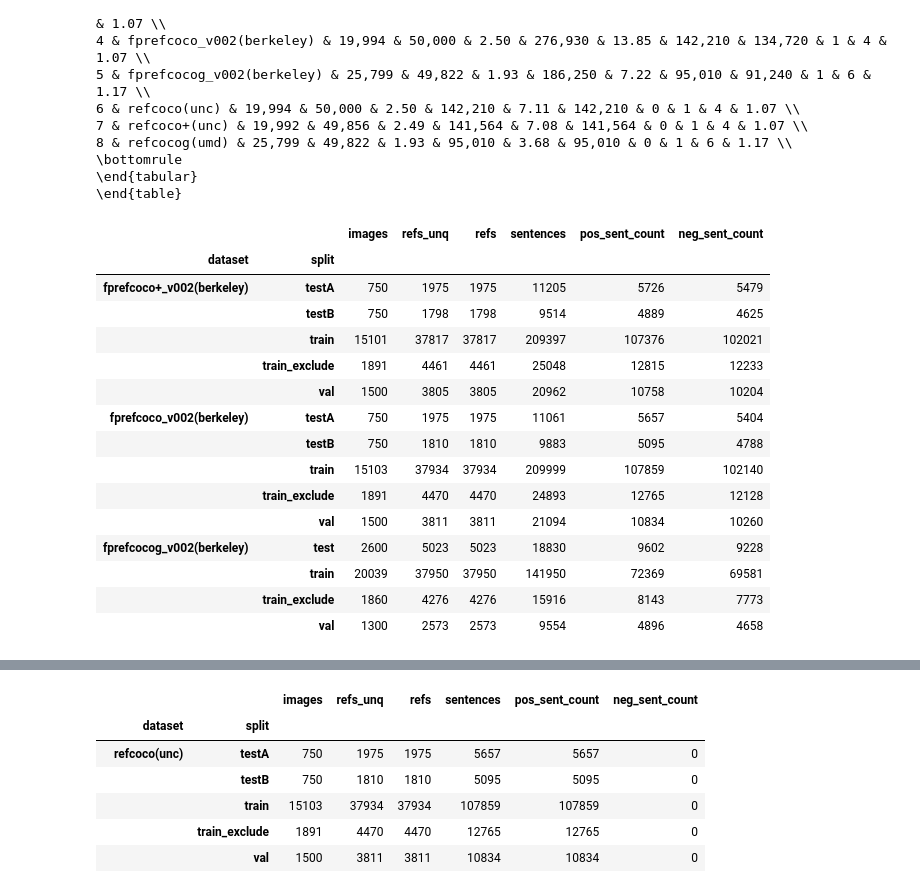
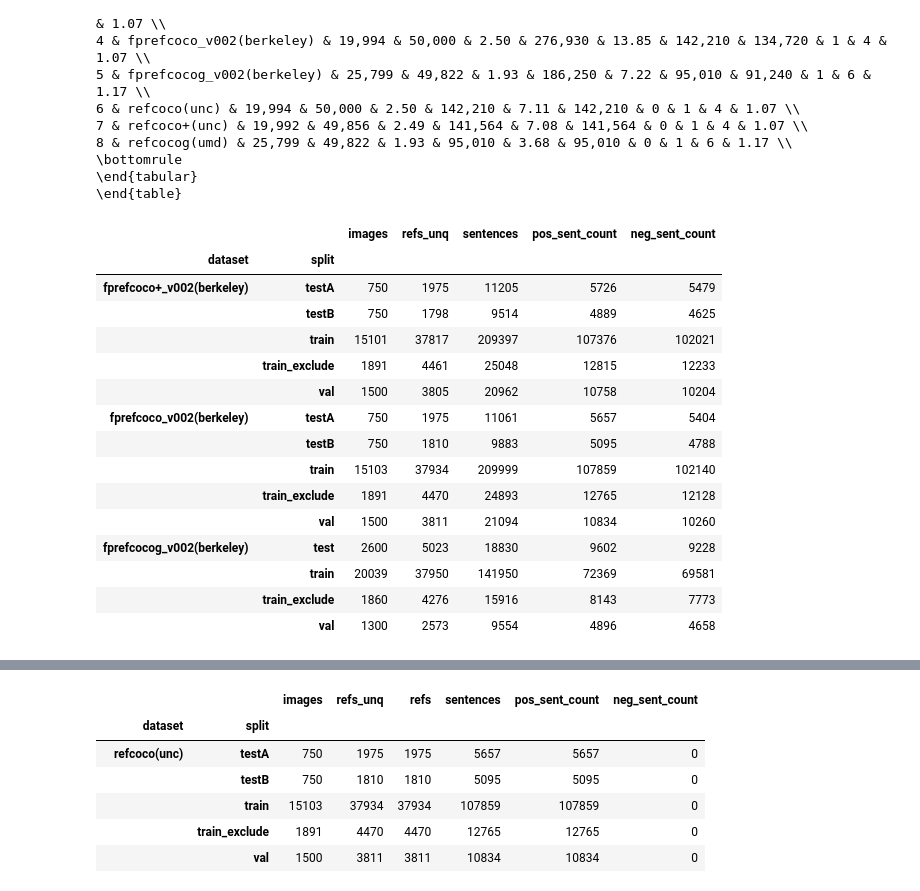
Before and after one commit to GiscardBiamby/cocobetter, a Jupyter notebook: PythonAPI/notebooks/ref_correct/ref_stats.ipynb, the cells around one changed output, grey strips where cells are left out. Drawn from its saved outputs; the diff is of its cells as text; code cells hidden in the pictures.

```diff
--- a/PythonAPI/notebooks/ref_correct/ref_stats.ipynb
+++ b/PythonAPI/notebooks/ref_correct/ref_stats.ipynb
@@ -572,28 +579,28 @@ print(df_summary.to_latex(formatters=[format_with_thousands_sep]*len(df_summary.
 \end{tabular}
 \end{table}
 # %%
-df_refs[df_refs.dataset.str.startswith("fprefcoco")].groupby(["dataset", "split"]).agg(
+df_fpref_splits = df_refs[df_refs.dataset.str.startswith("fprefcoco")].groupby(["dataset", "split"]).agg(
     images=("image_id", "nunique"),
     refs_unq=("ref_id", "nunique"),
-    refs=("ref_id", "count"),
     sentences=("sent_count", "sum"),
     pos_sent_count=("pos_sent_count", "sum"),
     neg_sent_count=("neg_sent_count", "sum"),
 )
+display(df_fpref_splits)
 # %% [output]
-|  |  | images | refs_unq | refs | sentences | pos_sent_count | neg_sent_count |
-| dataset | split |  |  |  |  |  |  |
-| fprefcoco+_v002(berkeley) | testA | 750 | 1975 | 1975 | 11205 | 5726 | 5479 |
-|  | testB | 750 | 1798 | 1798 | 9514 | 4889 | 4625 |
-|  | train | 15101 | 37817 | 37817 | 209397 | 107376 | 102021 |
-|  | train_exclude | 1891 | 4461 | 4461 | 25048 | 12815 | 12233 |
-|  | val | 1500 | 3805 | 3805 | 20962 | 10758 | 10204 |
-| fprefcoco_v002(berkeley) | testA | 750 | 1975 | 1975 | 11061 | 5657 | 5404 |
-|  | testB | 750 | 1810 | 1810 | 9883 | 5095 | 4788 |
-|  | train | 15103 | 37934 | 37934 | 209999 | 107859 | 102140 |
-|  | train_exclude | 1891 | 4470 | 4470 | 24893 | 12765 | 12128 |
-|  | val | 1500 | 3811 | 3811 | 21094 | 10834 | 10260 |
-| fprefcocog_v002(berkeley) | test | 2600 | 5023 | 5023 | 18830 | 9602 | 9228 |
-|  | train | 20039 | 37950 | 37950 | 141950 | 72369 | 69581 |
-|  | train_exclude | 1860 | 4276 | 4276 | 15916 | 8143 | 7773 |
-|  | val | 1300 | 2573 | 2573 | 9554 | 4896 | 4658 |
+|  |  | images | refs_unq | sentences | pos_sent_count | neg_sent_count |
+| dataset | split |  |  |  |  |  |
+| fprefcoco+_v002(berkeley) | testA | 750 | 1975 | 11205 | 5726 | 5479 |
+|  | testB | 750 | 1798 | 9514 | 4889 | 4625 |
+|  | train | 15101 | 37817 | 209397 | 107376 | 102021 |
+|  | train_exclude | 1891 | 4461 | 25048 | 12815 | 12233 |
+|  | val | 1500 | 3805 | 20962 | 10758 | 10204 |
+| fprefcoco_v002(berkeley) | testA | 750 | 1975 | 11061 | 5657 | 5404 |
+|  | testB | 750 | 1810 | 9883 | 5095 | 4788 |
+|  | train | 15103 | 37934 | 209999 | 107859 | 102140 |
+|  | train_exclude | 1891 | 4470 | 24893 | 12765 | 12128 |
+|  | val | 1500 | 3811 | 21094 | 10834 | 10260 |
+| fprefcocog_v002(berkeley) | test | 2600 | 5023 | 18830 | 9602 | 9228 |
+|  | train | 20039 | 37950 | 141950 | 72369 | 69581 |
+|  | train_exclude | 1860 | 4276 | 15916 | 8143 | 7773 |
+|  | val | 1300 | 2573 | 9554 | 4896 | 4658 |
```
Also changed, not shown: parts of 3 cells of this notebook, 1 other file.
